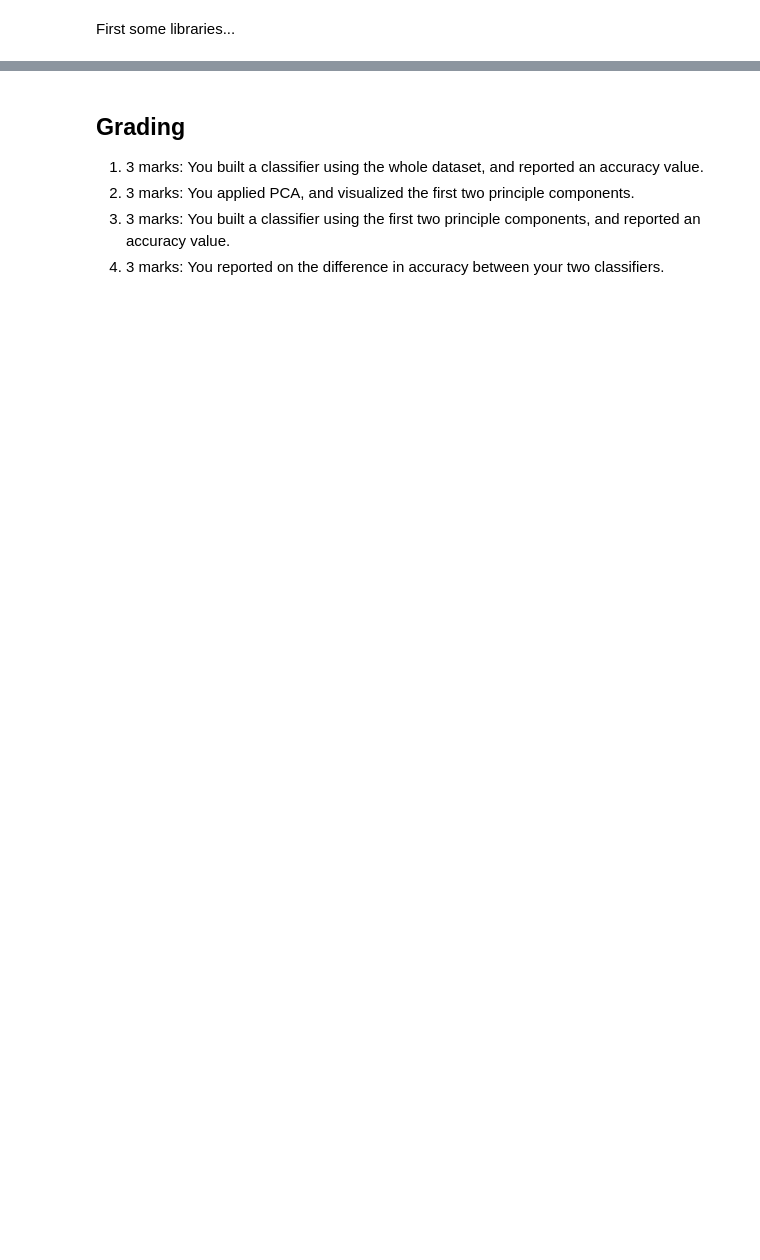
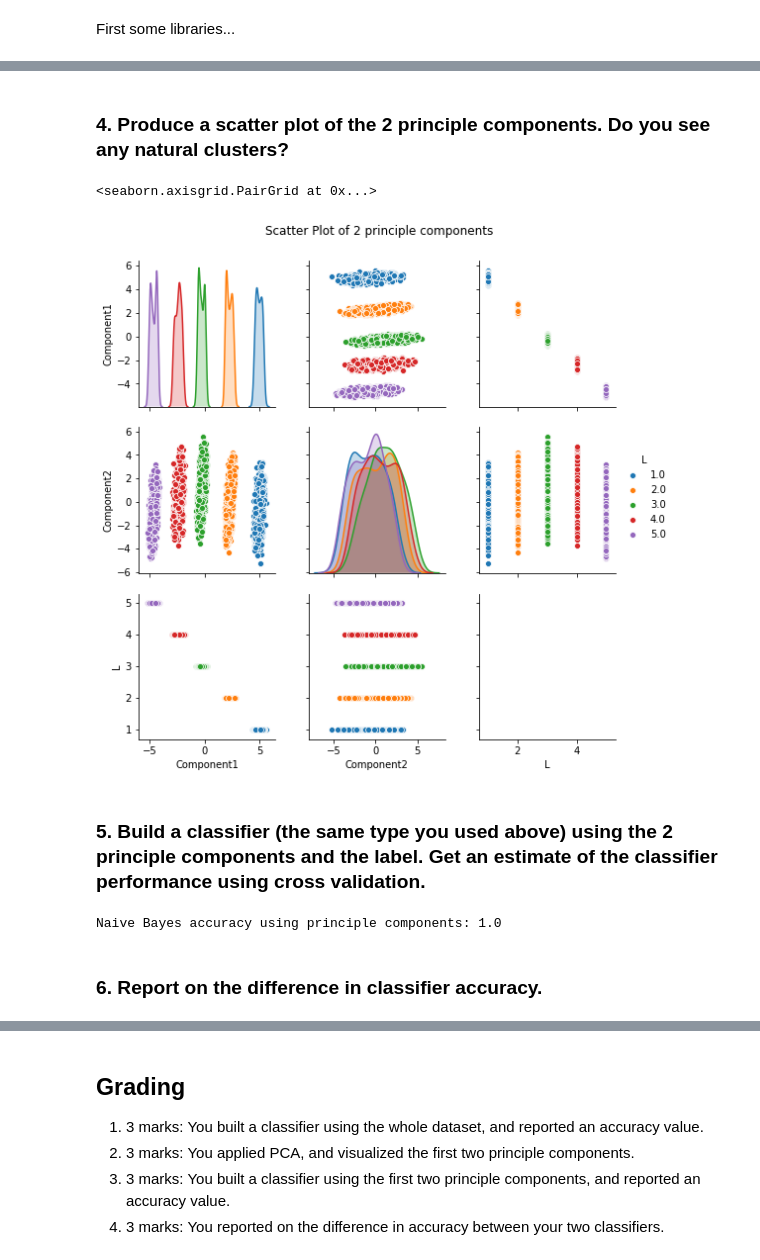
Before and after one commit to Minam7/CMPT820, a Jupyter notebook: HW4/A4Q4.ipynb, the cells around one changed output, grey strips where cells are left out. Cells and saved outputs as stored; diff of their text form; code cells hidden in the pictures; blank space fills up the shorter version.

```diff
--- a/HW4/A4Q4.ipynb
+++ b/HW4/A4Q4.ipynb
@@ -43,0 +103,15 @@ plt.show()
+# %%
+from sklearn.decomposition import PCA
+
+data = df.values[:, :6]
+
+# PCA
+pca = PCA(n_components=2)
+pca.fit(data)
+data = pca.transform(data)
+
+# Convert to Dataframe
+pca_data = pd.DataFrame(data= data,
+                        columns= ['Component1', 'Component2'])
+pca_data['L'] = df.values[:, 6]
+pca_data
@@ -43,0 +132,24 @@ plt.show()
+# %% [markdown]
+### 4. Produce a scatter plot of the 2 principle components.  Do you see any natural clusters?
+# %%
+plot = sns.pairplot(pca_data, hue="L")
+
+plot.fig.suptitle('Scatter Plot of 2 principle components', y=1.04)
+
+plot
+# %% [output]
+<seaborn.axisgrid.PairGrid at 0x...>
+[figure, added]
+# %% [markdown]
+### 5. Build a classifier (the same type you used above) using the 2 principle components and the label.  Get an estimate of the classifier performance using cross validation.
+# %%
+labels = pca_data.values[:, 2]
+data = pca_data.values[:, :2]
+
+result = nb_classifier(data, labels)
+
+print('Naive Bayes accuracy using principle components:', result)
+# %% [output]
+Naive Bayes accuracy using principle components: 1.0
+# %% [markdown]
+### 6. Report on the difference in classifier accuracy.
```
Also changed, not shown: parts of 11 cells of this notebook, 2 other files.
